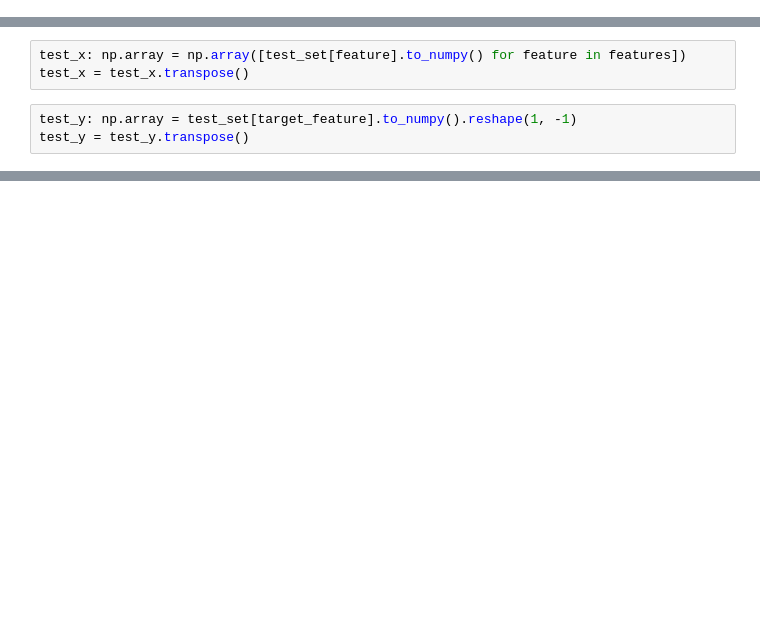
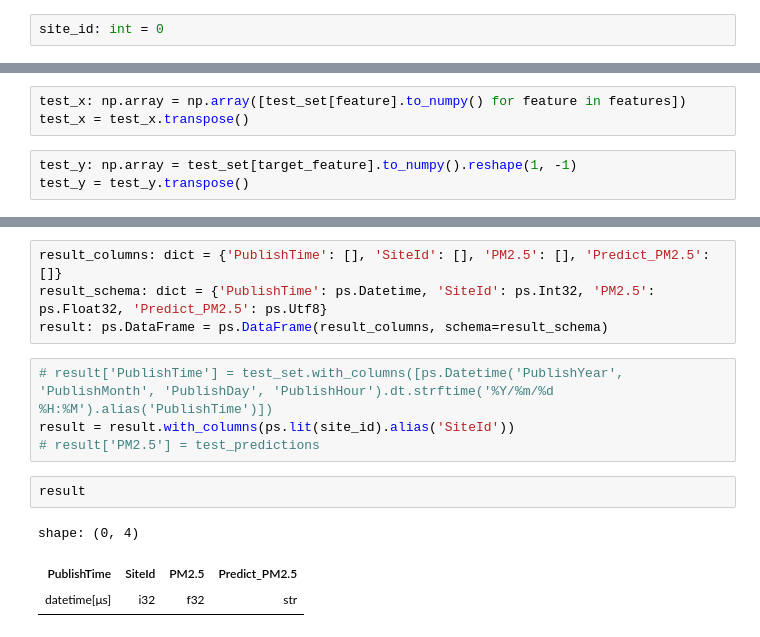
Before and after one commit to hermeschen1116/bayesian-pm25-prediction, a Jupyter notebook: main.ipynb, the cells around one changed output, grey strips where cells are left out. Saved outputs shown, nothing was run; the diff lists cells and outputs as text; blank space fills up the shorter version.

```diff
--- a/main.ipynb
+++ b/main.ipynb
@@ -178 +187,3 @@ site: str = ''
+# %%
+site_id: int = 0
 # %%
@@ -193,0 +216,14 @@ print("Real Data Test's MSE: {:.2f}".format(mean_square_error(test_predictions,
+# %%
+result_columns: dict = {'PublishTime': [], 'SiteId': [], 'PM2.5': [], 'Predict_PM2.5': []}
+result_schema: dict = {'PublishTime': ps.Datetime, 'SiteId': ps.Int32, 'PM2.5': ps.Float32, 'Predict_PM2.5': ps.Utf8}
+result: ps.DataFrame = ps.DataFrame(result_columns, schema=result_schema)
+# %%
+# result['PublishTime'] = test_set.with_columns([ps.Datetime('PublishYear', 'PublishMonth', 'PublishDay', 'PublishHour').dt.strftime('%Y/%m/%d %H:%M').alias('PublishTime')])
+result = result.with_columns(ps.lit(site_id).alias('SiteId'))
+# result['PM2.5'] = test_predictions
+# %%
+result
+# %% [output]
+shape: (0, 4)
+| PublishTime | SiteId | PM2.5 | Predict_PM2.5 |
+| datetime[μs] | i32 | f32 | str |
```
Also changed, not shown: parts of 11 cells of this notebook.
